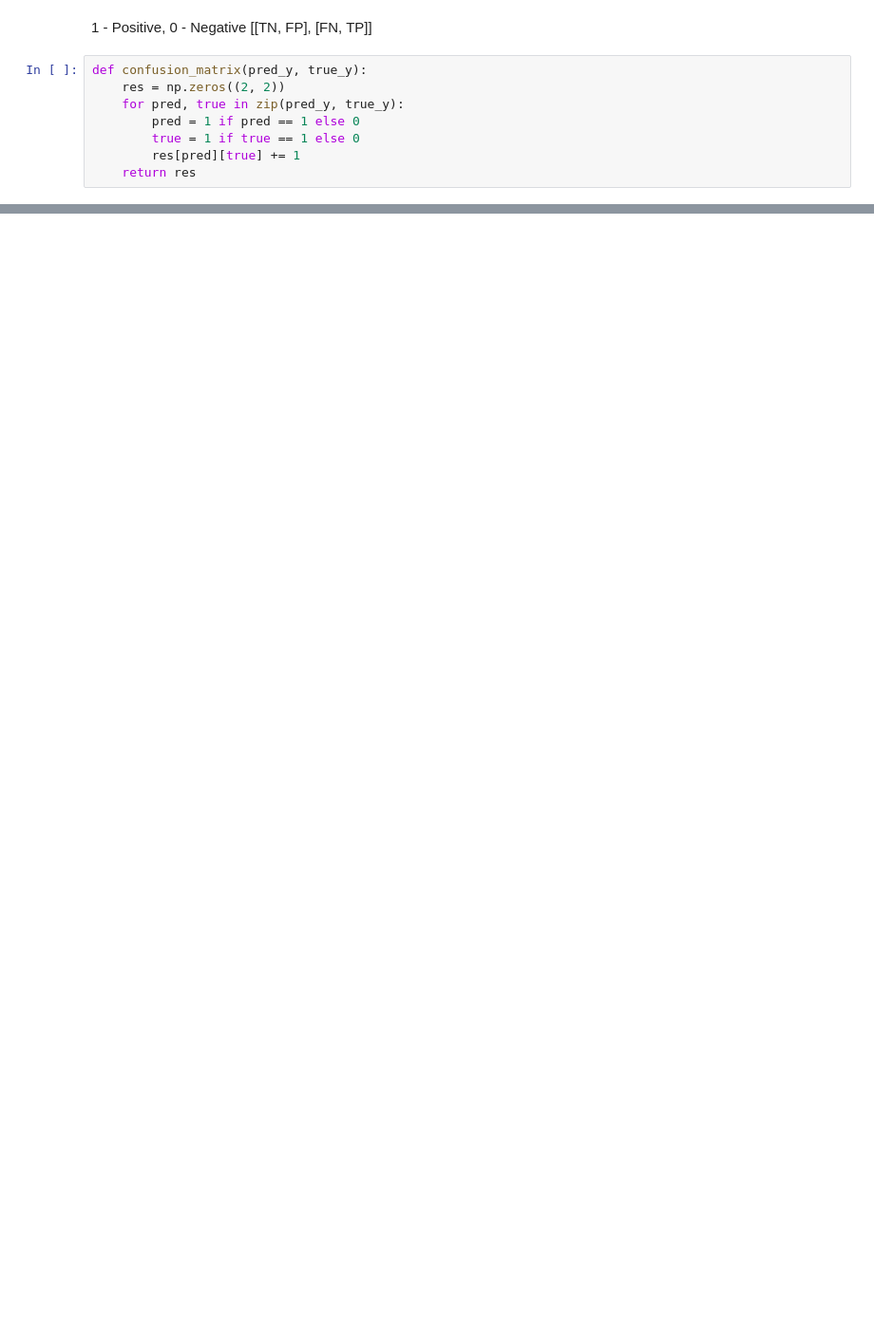
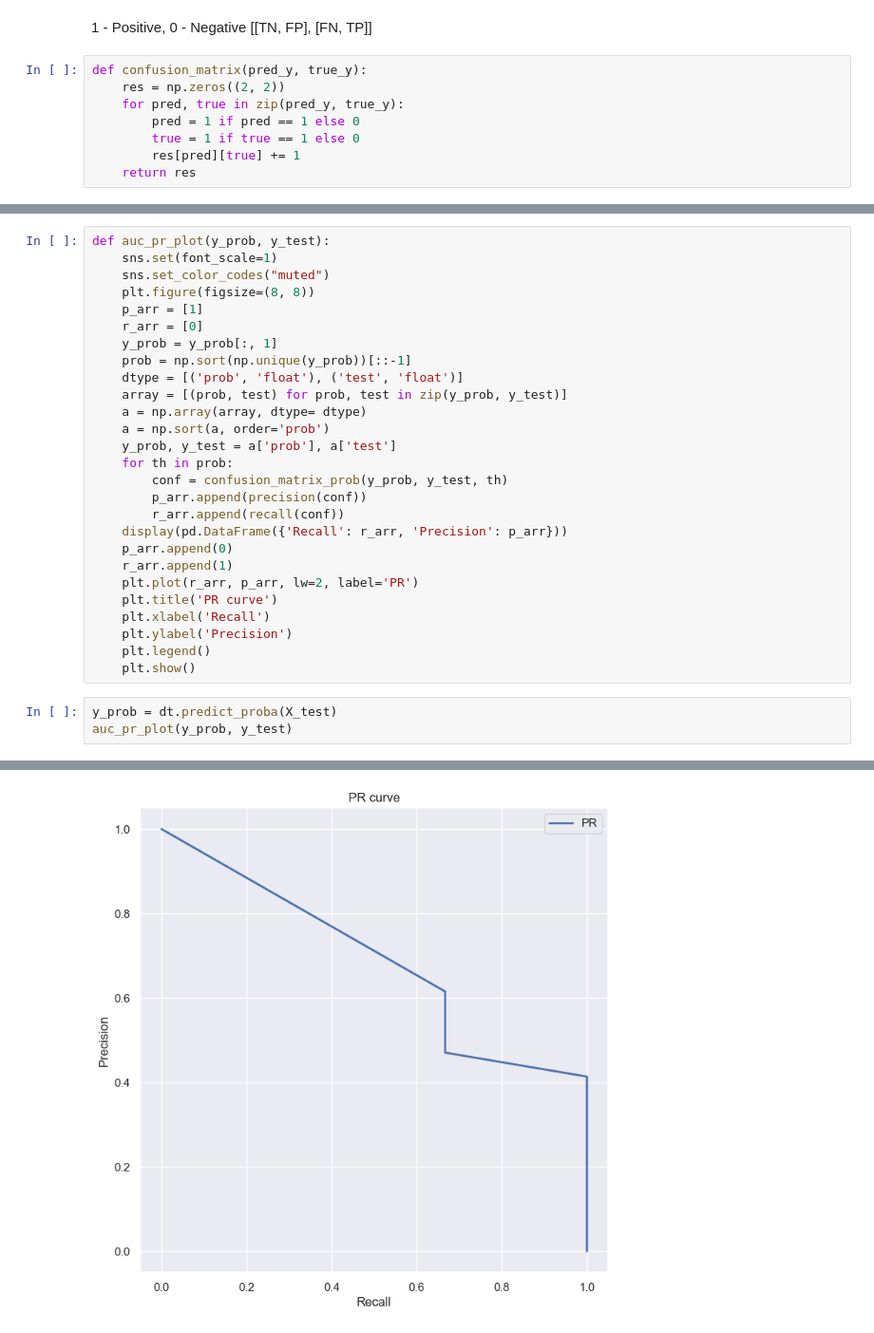
Before and after one commit to AaLexUser/Artificial-intelligence-systems, a Jupyter notebook: module-2/lab6/lab6.ipynb, the cells around one changed output, grey strips where cells are left out. Shown: that part at 95% size. Drawn from its saved outputs; the diff is of its cells as text; blank space fills up the shorter version.

```diff
--- a/module-2/lab6/lab6.ipynb
+++ b/module-2/lab6/lab6.ipynb
@@ -280,0 +380,31 @@ Recall:  0.75
+# %%
+def auc_pr_plot(y_prob, y_test):
+    sns.set(font_scale=1)
+    sns.set_color_codes("muted")
+    plt.figure(figsize=(8, 8))
+    p_arr = [1]
+    r_arr = [0]
+    y_prob = y_prob[:, 1]
+    prob = np.sort(np.unique(y_prob))[::-1]
+    dtype = [('prob', 'float'), ('test', 'float')]
+    array = [(prob, test) for prob, test in zip(y_prob, y_test)]
+    a = np.array(array, dtype= dtype)
+    a = np.sort(a, order='prob')
+    y_prob, y_test = a['prob'], a['test']
+    for th in prob:
+        conf = confusion_matrix_prob(y_prob, y_test, th)
+        p_arr.append(precision(conf))
+        r_arr.append(recall(conf))
+    display(pd.DataFrame({'Recall': r_arr, 'Precision': p_arr}))
+    p_arr.append(0)
+    r_arr.append(1)
+    plt.plot(r_arr, p_arr, lw=2, label='PR')
+    plt.title('PR curve')
+    plt.xlabel('Recall')
+    plt.ylabel('Precision')
+    plt.legend()
+    plt.show()
+# %%
+y_prob = dt.predict_proba(X_test)
+auc_pr_plot(y_prob, y_test)
+# %% [output]
@@ -280,0 +416 @@ Recall:  0.75
+[figure, added]
```
Also changed, not shown: parts of 19 cells of this notebook, 4 other files.
